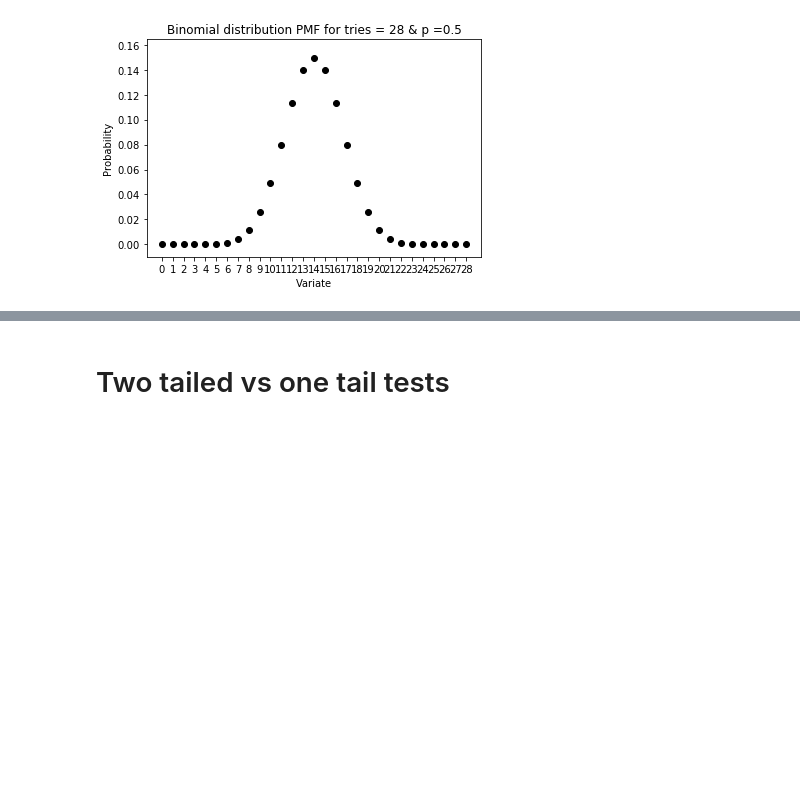
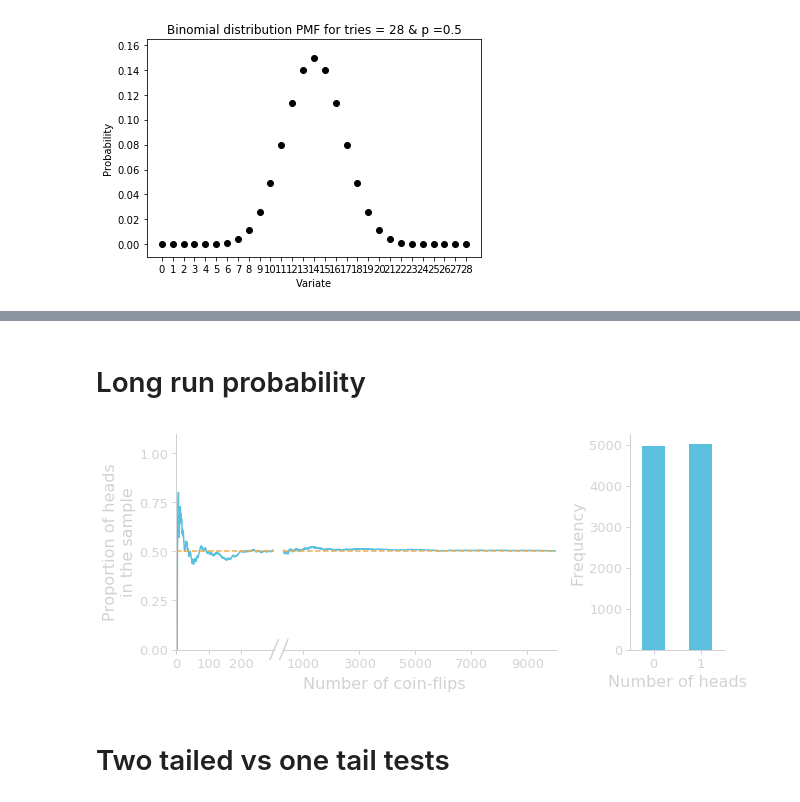
Before and after one commit to gcalmettes/stats13-slides, a Jupyter notebook: notebook-fig/figs-slides.ipynb, the cells around one changed output, grey strips where cells are left out. Cells and saved outputs as stored; diff of their text form; code cells hidden in the pictures; blank space fills up the shorter version.

```diff
--- a/notebook-fig/figs-slides.ipynb
+++ b/notebook-fig/figs-slides.ipynb
@@ -1490,3 +1521,72 @@ binom_pmf()
+# %% [markdown]
+# Long run probability
+# %%
+flips = np.random.randint(low=0, high=2, size=10000)
+# %%
+prop_flips = [np.sum(flips[:i]/len(flips[:i])) for i in range(len(flips))]
+# %%
+i1 = 300
+
+fig = plt.figure(figsize=(9,4))
+ax2 = fig.add_axes([0.285, 0.20, 0.42, 0.75])
+ax1 = fig.add_axes([0.12, 0.20, 0.15, 0.75])
+ax3 = fig.add_axes([0.82, 0.20, 0.145, 0.75])
+
+
+ax1.plot(np.arange(0, i1)+1, prop_flips[:i1], color=colors["blue"], clip_on=True)
+ax2.plot(np.arange(i1, len(prop_flips))+1, prop_flips[i1:], color=colors["blue"], clip_on=True)
+ax3.hist(flips, bins=[-0.25, 0.25, 0.75, 1.25], color=colors["blue"])
+
+for ax in [ax1, ax2]:
+    ax.set_ylim(0, 1.1)
+    for spine in ["top", "right"]:
+        ax.spines[spine].set_visible(False)
+    ax.axhline(0.5, ls="--", color=colors["orange"])
+
+for ax in [ax2]:
+    ax.set_yticks([])
+    ax.set_ylim(0)
+    ax.set_xlim(i1+1, len(prop_flips)+1)
+    for spine in ["left"]:
+        ax.spines[spine].set_visible(False)
+    for spine in ["bottom"]:
+        ax.spines[spine].set_linewidth(1)
+        ax.spines[spine].set_color(colors["lightgray"])
+    ax.tick_params(axis="x", width=1, size=4, color=colors["lightgray"], labelcolor=colors["lightgray"],
+                   labelsize=13, pad=4)
+    ax.text(1000, -0.2, "Number of coin-flips", size=16, color=colors["lightgray"])
+    ax.set_xticks(np.arange(1000, 10000, 2000))
+
+for ax in [ax1, ax3]:
+    for spine in ["bottom", "left"]:
+        ax.spines[spine].set_linewidth(1)
+        ax.spines[spine].set_color(colors["lightgray"])
+
+for ax in [ax1]:
+    ax.set_ylim(0)
+    ax.set_xlim(1, i1+1)
+    ax.set_xticks(np.arange(0, i1, 100))
+    ax.set_yticks(np.arange(0, 1.1, 0.25))
+    ax.tick_params(axis="both", width=1, size=4, color=colors["lightgray"], labelcolor=colors["lightgray"],
+                   labelsize=13, pad=4)
+    ax.set_ylabel("Proportion of heads\nin the sample", size=16, color=colors["lightgray"])
+    ax.plot([i1-10, i1+15], [-0.05, 0.05], clip_on=False, color=colors["lightgray"])
+    ax.plot([i1+20, i1+45], [-0.05, 0.05], clip_on=False, color=colors["lightgray"])
+
+for ax in [ax3]:
+    #ax.set_ylim(0, 1.1)
+    for spine in ["top", "right"]:
+        ax.spines[spine].set_visible(False)
+    ax.set_xlim(-0.5, 1.5)
+    ax.set_ylabel("Frequency", size=16, color=colors["lightgray"])
+    ax.set_xlabel("Number of heads", size=16, color=colors["lightgray"])
+    ax.tick_params(axis="both", width=1, size=4, color=colors["lightgray"], labelcolor=colors["lightgray"],
+                   labelsize=13, pad=4)
+
+
+plt.savefig("/Users/Gui/Box Sync/_STATS13/_Slides/_stats13-Lectures/assets/img/lec/simulation-long-run-coinflip.svg", transparent=True)
+# %% [output]
+[figure, added]
 # %% [markdown]
 # Two tailed vs one tail tests
 # %%
```
Also changed, not shown: parts of 8 cells of this notebook, 2 other files.
